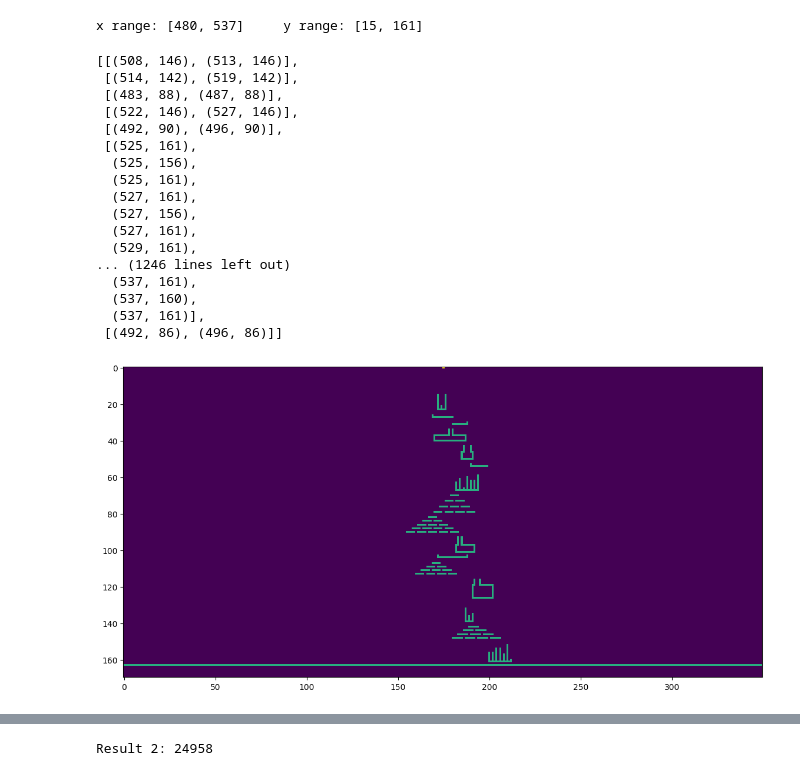
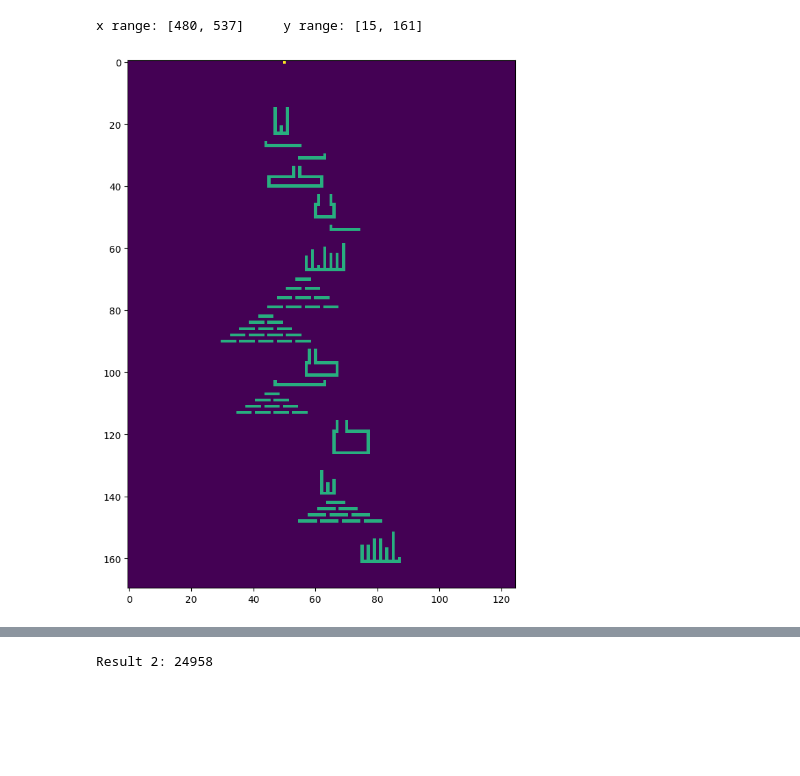
Before and after one commit to enricd/AdventOfCode, a Jupyter notebook: y_2022/day14.ipynb, the cells around one changed output, grey strips where cells are left out. Saved outputs shown, nothing was run; the diff lists cells and outputs as text; code cells hidden in the pictures; blank space fills up the shorter version.

```diff
--- a/y_2022/day14.ipynb
+++ b/y_2022/day14.ipynb
@@ -25,65 +29,43 @@ for line in input:
 print("x range:", min_max_x, "\ty range:", min_max_y)
 # %% [output]
 x range: [480, 537]     y range: [15, 161]
-# %%
-input
-# %% [output]
-[[(508, 146), (513, 146)],
- [(514, 142), (519, 142)],
- [(483, 88), (487, 88)],
- [(522, 146), (527, 146)],
- [(492, 90), (496, 90)],
- [(525, 161),
-  (525, 156),
-  (525, 161),
-  (527, 161),
-  (527, 156),
-  (527, 161),
-  (529, 161),
-... (1246 lines left out)
-  (537, 161),
-  (537, 160),
-  (537, 161)],
- [(492, 86), (496, 86)]]
 # %%
-x_off = 325
-
 SOURCE = 8
 SAND = 9
 TRAIL = 2
 ROCK = 5
 AIR = 0
 
-def generate_cave_map(part=1, h=170, w=350, input=input):
+def generate_cave_map(part=1, h=170, w=125, x_off=450, input=input):
     cave_map = np.zeros((h, w), dtype=np.uint8)  # i, j => y, x
     cave_map[0, 500-x_off] = SOURCE
 
     for line in input:
         for i in range(len(line) - 1):
             x1, y1 = line[i]
             x2, y2 = line[i+1]
             x1, x2 = x1 - x_off, x2 - x_off
             if x1 > x2:
                 x1, x2 = x2, x1
             if y1 > y2:
                 y1, y2 = y2, y1
 
             if x1 == x2:
                 cave_map[y1:(y2+1), x1] = ROCK
             else:
                 cave_map[y1, x1:(x2+1)] = ROCK
 
     if part == 2:
         cave_map[min_max_y[1]+2] = ROCK
 
     return cave_map
 
 
-cave_map = generate_cave_map(part=2)
+cave_map = generate_cave_map()
 
 plt.imshow(cave_map)
 plt.rcParams["figure.figsize"] = (8, 16)
 plt.show()
 # %% [output]
-[figure, old version]
+[figure, new version]
 # %%
```
Also changed, not shown: parts of 12 cells of this notebook, 2 other files.
